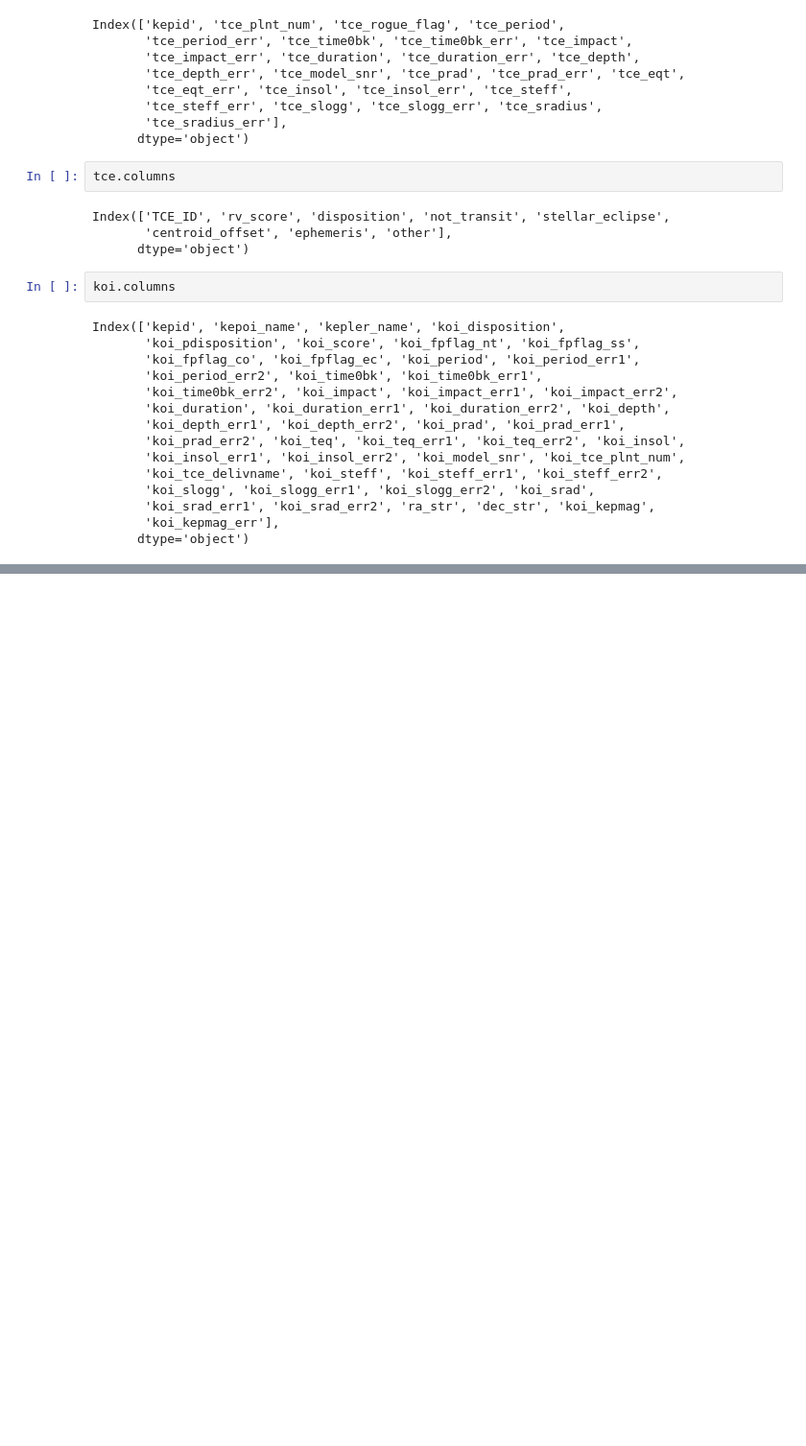
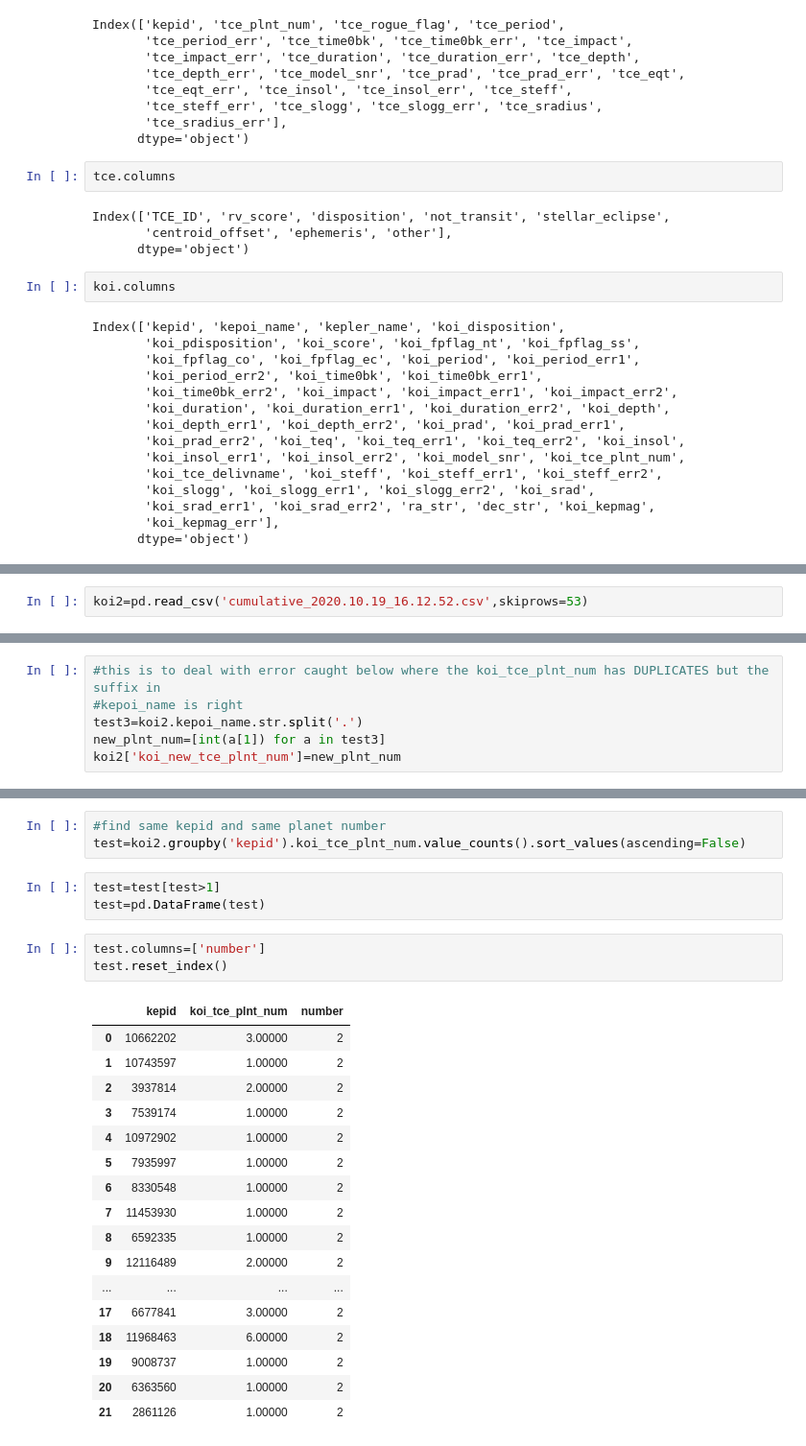
Before and after one commit to travisrmetz/w210, a Jupyter notebook: w2p/eda.ipynb, the cells around one changed output, grey strips where cells are left out. Shown at 96% size. Saved outputs shown, nothing was run; the diff lists cells and outputs as text; blank space fills up the shorter version.

```diff
--- a/w2p/eda.ipynb
+++ b/w2p/eda.ipynb
@@ -525,0 +546,2 @@ Index(['kepid', 'kepoi_name', 'kepler_name', 'koi_disposition',
+# %%
+koi2=pd.read_csv('cumulative_2020.10.19_16.12.52.csv',skiprows=53)
@@ -525,0 +610,6 @@ Index(['kepid', 'kepoi_name', 'kepler_name', 'koi_disposition',
+# %%
+#this is to deal with error caught below where the koi_tce_plnt_num has DUPLICATES but the suffix in
+#kepoi_name is right
+test3=koi2.kepoi_name.str.split('.')
+new_plnt_num=[int(a[1]) for a in test3]
+koi2['koi_new_tce_plnt_num']=new_plnt_num
@@ -525,0 +754,27 @@ Index(['kepid', 'kepoi_name', 'kepler_name', 'koi_disposition',
+# %%
+#find same kepid and same planet number
+test=koi2.groupby('kepid').koi_tce_plnt_num.value_counts().sort_values(ascending=False)
+# %%
+test=test[test>1]
+test=pd.DataFrame(test)
+# %%
+test.columns=['number']
+test.reset_index()
+# %% [output]
+|  | kepid | koi_tce_plnt_num | number |
+| 0 | 10662202 | 3.00000 | 2 |
+| 1 | 10743597 | 1.00000 | 2 |
+| 2 | 3937814 | 2.00000 | 2 |
+| 3 | 7539174 | 1.00000 | 2 |
+| 4 | 10972902 | 1.00000 | 2 |
+| 5 | 7935997 | 1.00000 | 2 |
+| 6 | 8330548 | 1.00000 | 2 |
+| 7 | 11453930 | 1.00000 | 2 |
+| 8 | 6592335 | 1.00000 | 2 |
+| 9 | 12116489 | 2.00000 | 2 |
+| ... | ... | ... | ... |
+| 17 | 6677841 | 3.00000 | 2 |
+| 18 | 11968463 | 6.00000 | 2 |
+| 19 | 9008737 | 1.00000 | 2 |
+| 20 | 6363560 | 1.00000 | 2 |
+| 21 | 2861126 | 1.00000 | 2 |
```
Also changed, not shown: parts of 32 cells of this notebook, 3 other files.
